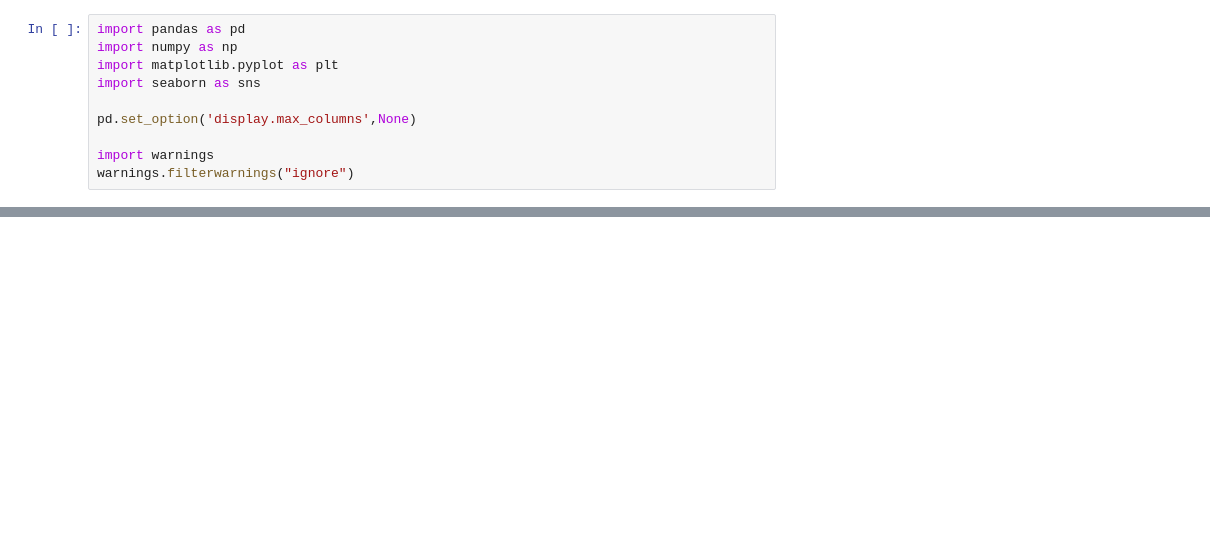
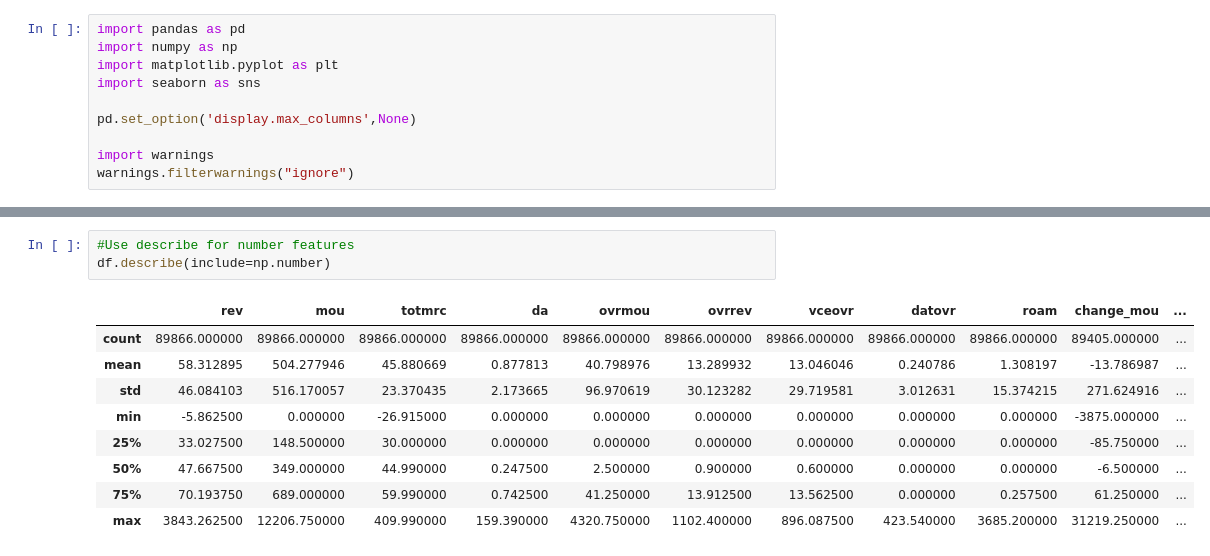
Before and after one commit to haroldavis/Project-ML-Servicenow, a Jupyter notebook: EDA/index.ipynb, the cells around one changed output, grey strips where cells are left out. Saved outputs shown, nothing was run; the diff lists cells and outputs as text; blank space fills up the shorter version.

```diff
--- a/EDA/index.ipynb
+++ b/EDA/index.ipynb
@@ -23,0 +70,13 @@ df.head()
+# %%
+#Use describe for number features
+df.describe(include=np.number)
+# %% [output]
+|  | rev | mou | totmrc | da | ovrmou | ovrrev | vceovr | datovr | roam | change_mou | ... |
+| count | 89866.000000 | 89866.000000 | 89866.000000 | 89866.000000 | 89866.000000 | 89866.000000 | 89866.000000 | 89866.000000 | 89866.000000 | 89405.000000 | ... |
+| mean | 58.312895 | 504.277946 | 45.880669 | 0.877813 | 40.798976 | 13.289932 | 13.046046 | 0.240786 | 1.308197 | -13.786987 | ... |
+| std | 46.084103 | 516.170057 | 23.370435 | 2.173665 | 96.970619 | 30.123282 | 29.719581 | 3.012631 | 15.374215 | 271.624916 | ... |
+| min | -5.862500 | 0.000000 | -26.915000 | 0.000000 | 0.000000 | 0.000000 | 0.000000 | 0.000000 | 0.000000 | -3875.000000 | ... |
+| 25% | 33.027500 | 148.500000 | 30.000000 | 0.000000 | 0.000000 | 0.000000 | 0.000000 | 0.000000 | 0.000000 | -85.750000 | ... |
+| 50% | 47.667500 | 349.000000 | 44.990000 | 0.247500 | 2.500000 | 0.900000 | 0.600000 | 0.000000 | 0.000000 | -6.500000 | ... |
+| 75% | 70.193750 | 689.000000 | 59.990000 | 0.742500 | 41.250000 | 13.912500 | 13.562500 | 0.000000 | 0.257500 | 61.250000 | ... |
+| max | 3843.262500 | 12206.750000 | 409.990000 | 159.390000 | 4320.750000 | 1102.400000 | 896.087500 | 423.540000 | 3685.200000 | 31219.250000 | ... |
```
Also changed, not shown: parts of 20 cells of this notebook.
